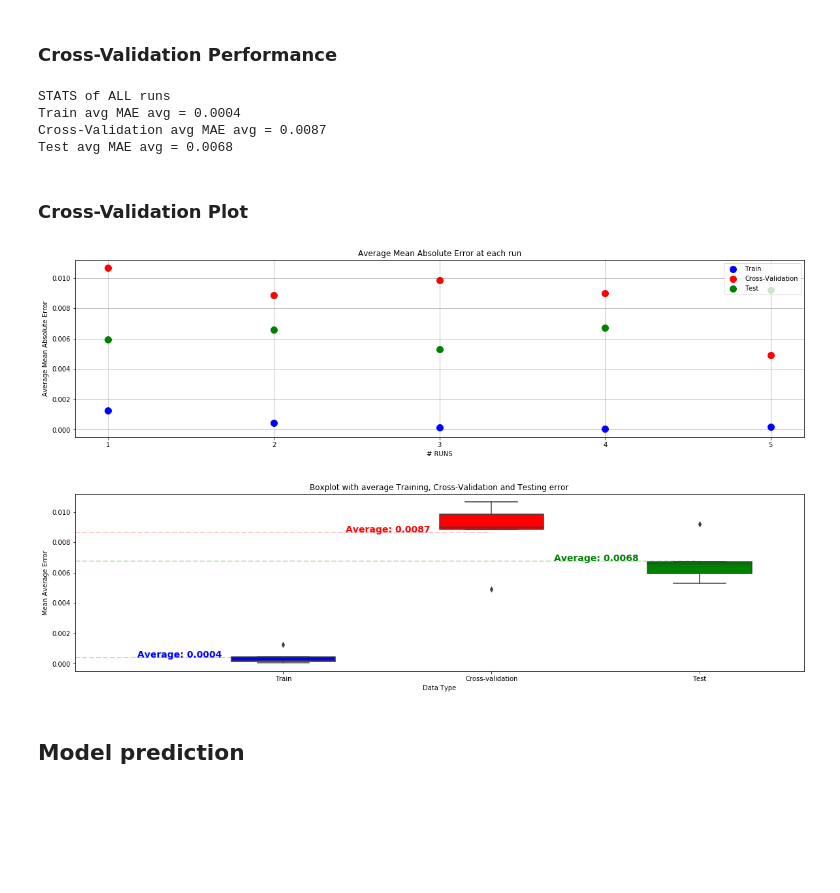
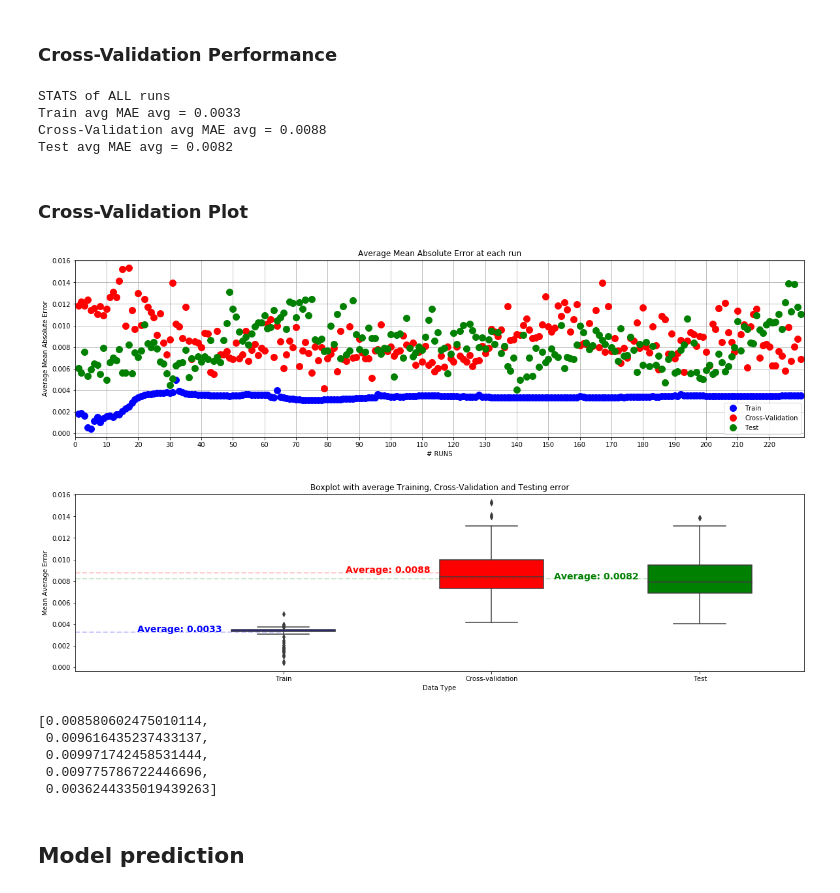
Before and after one commit to DidierRLopes/UnivariateTimeSeriesForecast, a Jupyter notebook: DNN_usualApproach.ipynb, the cells around one changed output. Drawn from its saved outputs; the diff is of its cells as text; code cells hidden in the pictures; blank space fills up the shorter version.

Commit message:
fix nr runs plot in cv

```diff
--- a/DNN_usualApproach.ipynb
+++ b/DNN_usualApproach.ipynb
@@ -198,7 +198,7 @@ model.compile(optimizer='adam', loss='mse')
 #.split_train_val_test_groupKFold(series_input, n_steps_input, stepsToForecast[-1], n_steps_jump)
 
 X_train, y_train, X_cv, y_cv, X_test, y_test = splitTrainValTest \
-    .split_train_val_test_groupKFold(series_input, n_steps_input, stepsToForecast[-1], n_steps_jump)
+    .split_train_val_test_forwardChaining(series_input, n_steps_input, stepsToForecast[-1], n_steps_jump)
 # %% [markdown]
 ### Compute Cross-Validation Errors
 # %%
@@ -300,9 +312,9 @@ for runIx in np.arange(len(X_train)):
                 print("Individual tests: " + str([round(x,4) for x in dict_mae[str(runIx)]['test']]))
 # %% [output]
 STATS of ALL runs
-Train avg MAE avg = 0.0004
-Cross-Validation avg MAE avg = 0.0087
-Test avg MAE avg = 0.0068
+Train avg MAE avg = 0.0033
+Cross-Validation avg MAE avg = 0.0088
+Test avg MAE avg = 0.0082
 # %% [markdown]
 ### Cross-Validation Plot
 # %%
@@ -315,37 +327,51 @@ plt.legend()
 plt.xlabel('# RUNS')
 plt.ylabel('Average Mean Absolute Error')
 plt.title('Average Mean Absolute Error at each run')
-plt.xticks(np.arange(len(X_train))+1)
+if (len(X_train) > 500):
+    plt.xticks(np.arange(0, len(X_train), 100))
+elif (len(X_train) > 50):
+    plt.xticks(np.arange(0, len(X_train), 10))
+else:
+    plt.xticks(np.arange(1,len(X_train)+1))
+plt.xlim([0, len(X_train)+1])
 plt.grid()
 
 # Plot Mean Absolute Errors of each run
 x_bp = np.concatenate((np.repeat('Train', len(list_train_mae)), \
                        np.repeat('Cross-validation', len(list_cv_mae)),
                        np.repeat('Test', len(list_test_mae))), axis = 0)
 
 y_bp = np.concatenate((list_train_mae, \
                        list_cv_mae, \
                        list_test_mae), axis = 0)
 
 df_bp = pd.DataFrame(data={'Data Type': x_bp, 'Mean Average Error': y_bp})
 
 plt.figure(figsize=(20, 5))
 bplot=sns.boxplot(y='Mean Average Error', x='Data Type', data=df_bp, width=0.5)
 bplot.artists[0].set_facecolor('blue')
 bplot.artists[1].set_facecolor('red')
 bplot.artists[2].set_facecolor('green')
 plt.title('Boxplot with average Training, Cross-Validation and Testing error');
 plt.plot([-1,0], [trainMae, trainMae],'b--', lw=2, alpha=0.2)
 plt.plot([-1,1], [cvMae, cvMae],'r--', lw=2, alpha=0.2)
 plt.plot([-1,2], [testMae, testMae],'g--', lw=2, alpha=0.2)
 plt.xlim([-1, 2.5])
 plt.text(-0.70, 1*trainMae, 'Average: ' + str(round(trainMae,4)), fontsize=14, color='b', fontweight='bold')
 plt.text(0.30, 1*cvMae, 'Average: ' + str(round(cvMae,4)), fontsize=14, color='r', fontweight='bold')
 plt.text(1.30, 1*testMae, 'Average: ' + str(round(testMae,4)), fontsize=14, color='g', fontweight='bold')
 plt.show()
 # %% [output]
-[figure, old version]
+[figure, new version]
-[figure, old version]
+[figure, new version]
+# %%
+list_cv_mae
+# %% [output]
+[0.008580602475010114,
+ 0.009616435237433137,
+ 0.009971742458531444,
+ 0.009775786722446696,
+ 0.0036244335019439263]
 # %% [markdown]
 ## Model prediction
 # %%
```
Also changed, not shown: parts of 1 cell of this notebook.
